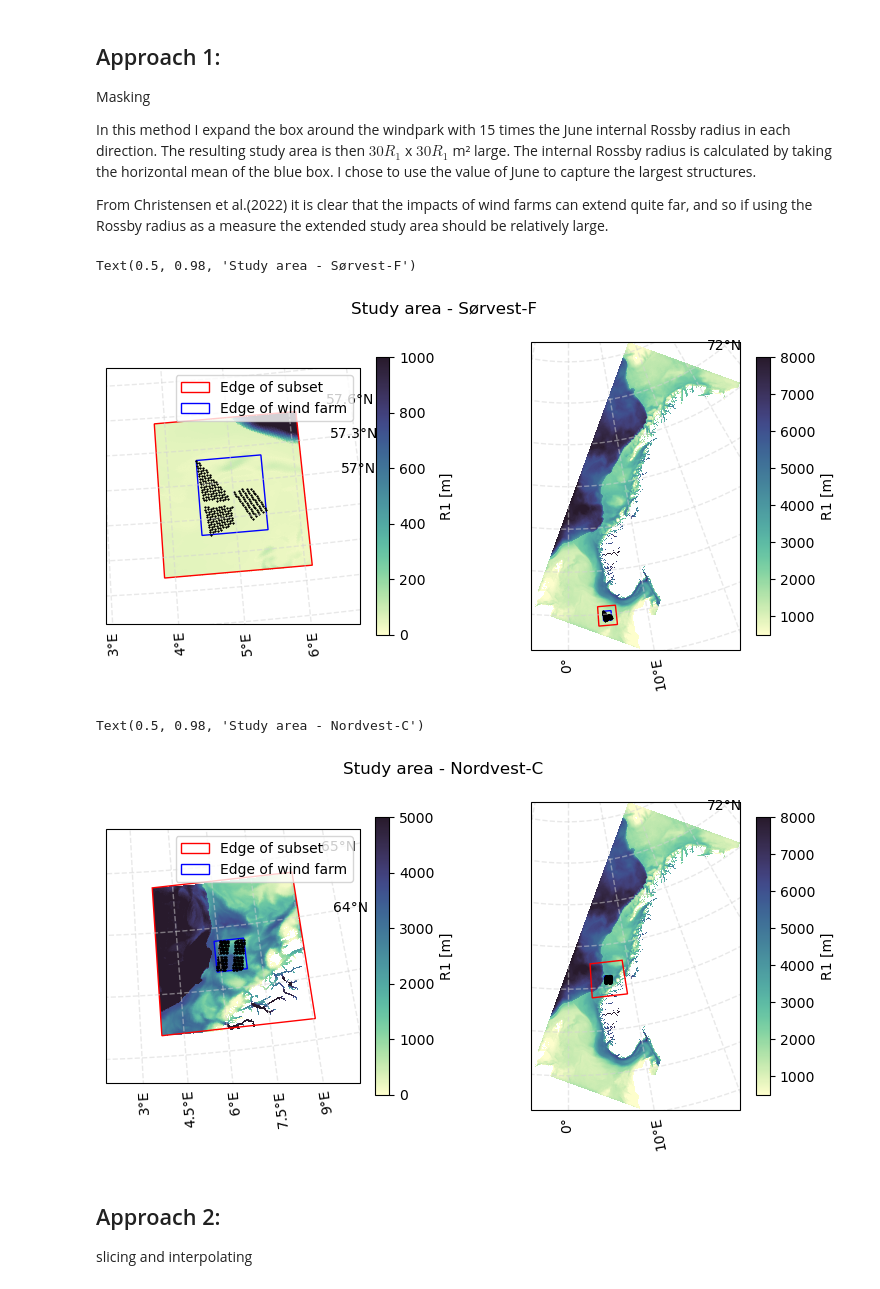
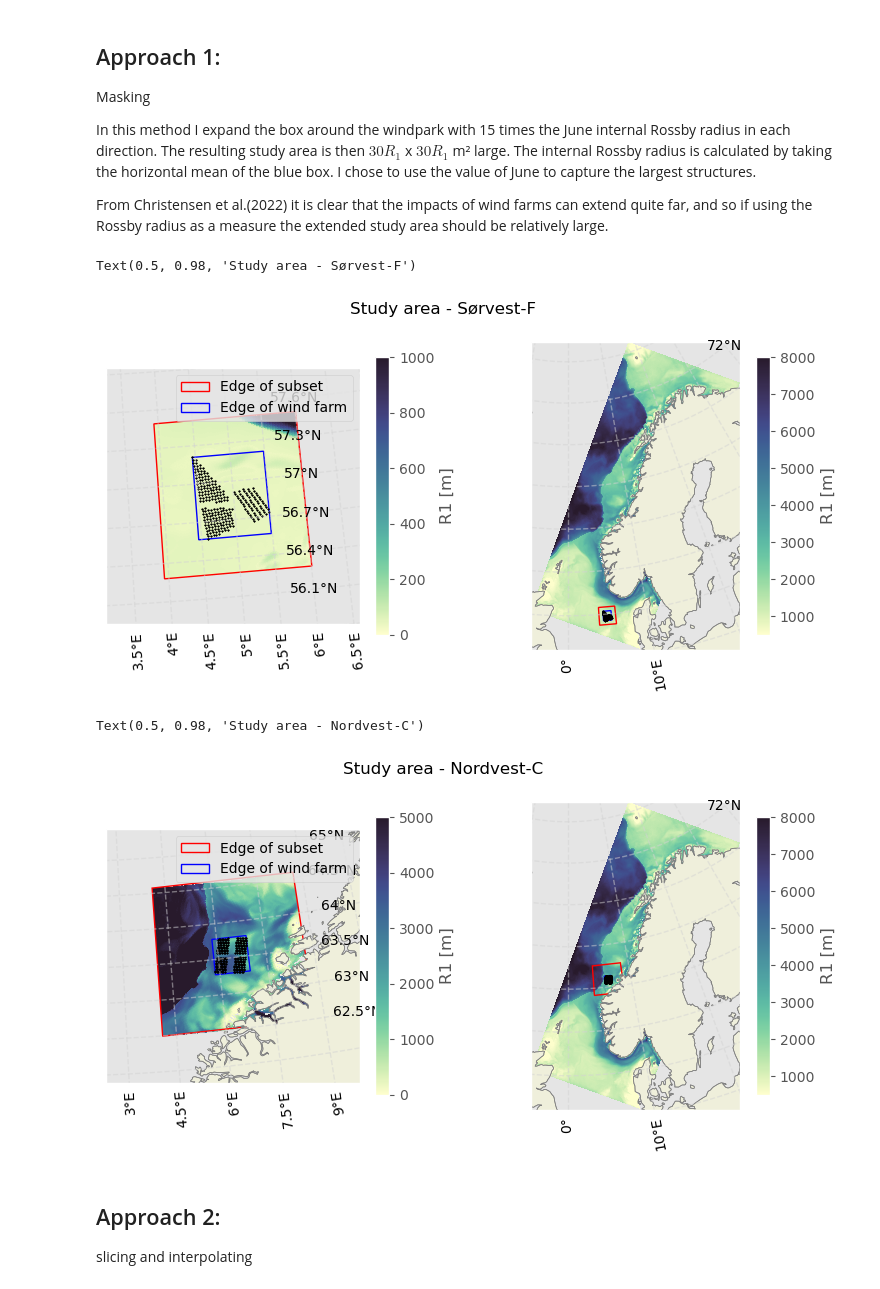
Before and after one commit to kjes4pres/MET_sommer25, a Jupyter notebook: Rossby_deformation/making_study_area.ipynb, the cells around one changed output. Drawn from its saved outputs; the diff is of its cells as text; code cells hidden in the pictures.

Commit message:
ggplot

```diff
--- a/Rossby_deformation/making_study_area.ipynb
+++ b/Rossby_deformation/making_study_area.ipynb
@@ -10,5 +10,10 @@ To employ the internal Rossby radius of deformation to limit the study area, I h
 from Rossby_deformation.get_turbine_coords import get_turbine_coords
 from Rossby_deformation.funcs import *
 
+import matplotlib.style as mplstyle
+import cartopy.feature as cfeature
+
+mplstyle.use(['ggplot', 'fast'])
+
 %load_ext autoreload
 %autoreload 2
@@ -73,6 +75,9 @@ area_lat_NV = [min_lat_NV, max_lat_NV]
 # The mean of June will be the distance added to expand to study area
 R1_mon_mean_SV = monthly_mean_area(files, grid, area_lon_SV, area_lat_SV)
 R1_mon_mean_NV = monthly_mean_area(files, grid, area_lon_NV, area_lat_NV)
+
+R1_june_SV = R1_mon_mean_SV.gamma_r[-1]
+R1_june_NV = R1_mon_mean_NV.gamma_r[-1]
 # %% [markdown]
 ## Approach 1:
 Masking
@@ -85,5 +90,5 @@ exp_SV_lon, exp_SV_lat, ds_SV = make_study_area(files, grid, area_lon_SV, area_l
 # %%
-exp_NV_lon, exp_NV_lat, ds_NV = make_study_area(files, grid, area_lon_NV, area_lat_NV, R1_mon_mean_NV[-1])
+exp_NV_lon, exp_NV_lat, ds_NV = make_study_area(files, grid, area_lon_NV, area_lat_NV, R1_june_NV)
 # %%
 ds_monthly = monthly_mean(files)
 # %%
@@ -123,12 +128,21 @@ for axs in ax:
     gl.xformatter = LONGITUDE_FORMATTER
     gl.yformatter = LATITUDE_FORMATTER
 
+# Adding land, coastline, and borders
+land = cfeature.NaturalEarthFeature(category='physical', name='land', scale='50m', edgecolor='gray', facecolor=cfeature.COLORS['land'])
+coastline = cfeature.NaturalEarthFeature(category='physical', name='coastline', scale='50m', edgecolor='gray', facecolor='none')
+
+for axs in ax.flatten():
+    axs.add_feature(land)
+    axs.add_feature(coastline)
+
+
 ax[0].legend()
 
 fig.suptitle('Study area - Sørvest-F')
 # %% [output]
 Text(0.5, 0.98, 'Study area - Sørvest-F')
-[figure, old version]
+[figure, new version]
 # %%
 proj=ccrs.NorthPolarStereo()
 fig, ax = plt.subplots(1, 2, figsize=(9, 4), subplot_kw={'projection':proj})
@@ -144,34 +158,48 @@ cbar = fig.colorbar(pl, ax=ax[1], orientation='vertical', shrink=0.9)
 cbar.set_label('R1 [m]')
 
 area_lon = [np.min(exp_NV_lon), np.max(exp_NV_lon), np.max(exp_NV_lon), np.min(exp_NV_lon)]
 area_lat = [np.min(exp_NV_lat), np.min(exp_NV_lat), np.max(exp_NV_lat), np.max(exp_NV_lat)]
 
 ax[0].fill(area_lon, area_lat, transform=ccrs.PlateCarree(), color='none', edgecolor='red', linewidth=1, label='Edge of subset')
 ax[1].fill(area_lon, area_lat, transform=ccrs.PlateCarree(), color='none', edgecolor='red', linewidth=1)
 
 w_lon = [np.min(nordvest_C.coordinates[:, 0]), np.max(nordvest_C.coordinates[:, 0]),
          np.max(nordvest_C.coordinates[:, 0]), np.min(nordvest_C.coordinates[:, 0])]
 w_lat = [np.min(nordvest_C.coordinates[:, 1]), np.min(nordvest_C.coordinates[:, 1]),
          np.max(nordvest_C.coordinates[:, 1]), np.max(nordvest_C.coordinates[:, 1])]
 
 ax[0].fill(w_lon, w_lat, transform=ccrs.PlateCarree(), color='none', edgecolor='blue', linewidth=1, label='Edge of wind farm')
 ax[1].fill(w_lon, w_lat, transform=ccrs.PlateCarree(), color='none', edgecolor='blue', linewidth=1)
 
 for axs in ax:
     for i in range(len(nordvest_C.coordinates)):
         axs.plot(nordvest_C.coordinates[i][0], nordvest_C.coordinates[i][1], transform = ccrs.PlateCarree(), color = 'black', marker ='*', markersize=1)
     gl = axs.gridlines(crs=ccrs.PlateCarree(), draw_labels=True, linewidth=1, color='lightgray', alpha=0.5, linestyle='--')
     gl.top_labels = False  # Disable top labels
     gl.right_labels = False  # Disable right labels
     gl.xformatter = LONGITUDE_FORMATTER
     gl.yformatter = LATITUDE_FORMATTER
 
 ax[0].legend()
 
+# Adding land, coastline, and borders
+land0 = cfeature.NaturalEarthFeature(category='physical', name='land', scale='10m', edgecolor='gray', facecolor=cfeature.COLORS['land'])
+coastline0 = cfeature.NaturalEarthFeature(category='physical', name='coastline', scale='10m', edgecolor='gray', facecolor='none')
+
+land1 = cfeature.NaturalEarthFeature(category='physical', name='land', scale='50m', edgecolor='gray', facecolor=cfeature.COLORS['land'])
+coastline1 = cfeature.NaturalEarthFeature(category='physical', name='coastline', scale='50m', edgecolor='gray', facecolor='none')
+
+ax[0].add_feature(land0)
+ax[0].add_feature(coastline0)
+
+ax[1].add_feature(land1)
+ax[1].add_feature(coastline1)
+
+
 fig.suptitle('Study area - Nordvest-C')
 # %% [output]
 Text(0.5, 0.98, 'Study area - Nordvest-C')
-[figure, old version]
+[figure, new version]
 # %% [markdown]
 ## Approach 2:
 slicing and interpolating
```
Also changed, not shown: parts of 4 cells of this notebook.
